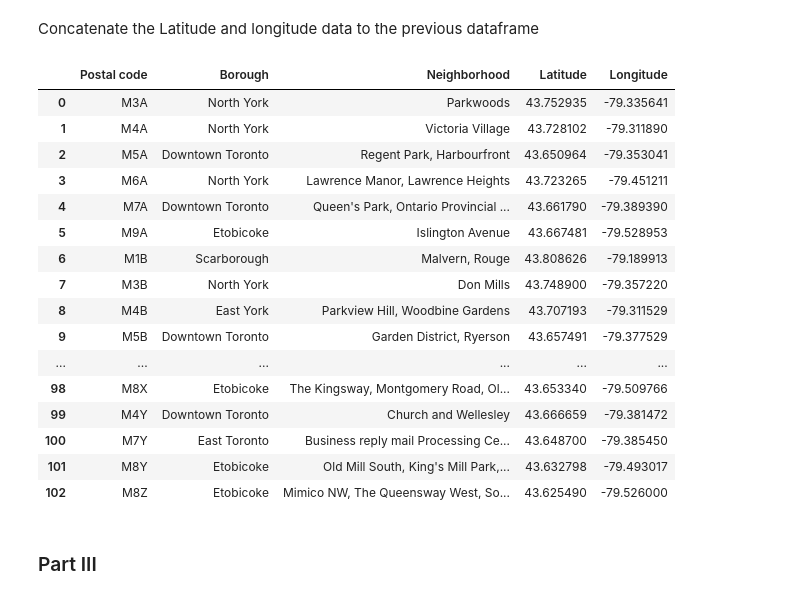
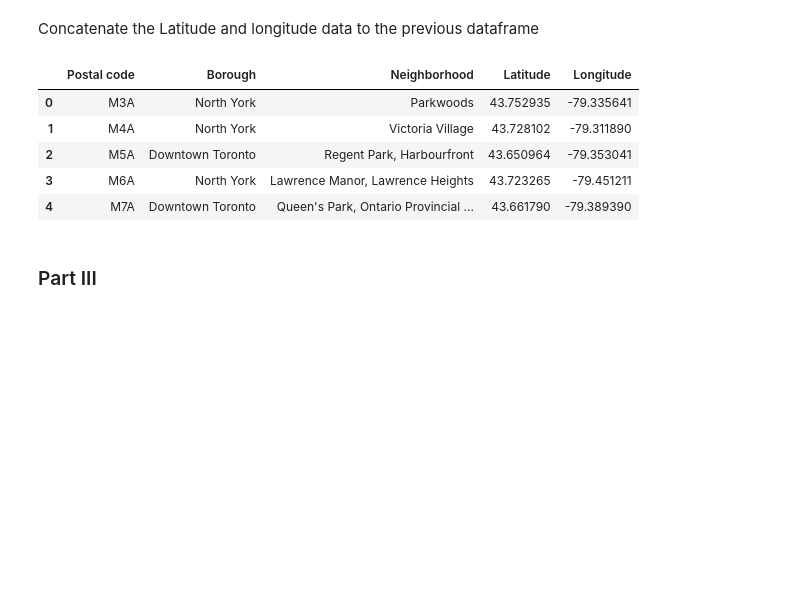
Before and after one commit to polinkov/DataScienceCapstone, a Jupyter notebook: Capstone Clustering.ipynb, the cells around one changed output. Saved outputs shown, nothing was run; the diff lists cells and outputs as text; code cells hidden in the pictures; blank space fills up the shorter version.

```diff
--- a/Capstone Clustering.ipynb
+++ b/Capstone Clustering.ipynb
@@ -108,4 +87,0 @@ print(len(df))
-# %%
-g = geocoder.arcgis('{}, Toronto, ON'.format(postal_code))
-g.json
-#g.json['lat']
@@ -191,25 +138,14 @@ Concatenate the Latitude and longitude data to the previous dataframe
 # %%
 df=pd.concat([df,latlng],axis=1)
 # %%
-df
+df.head()
 # %% [output]
 |  | Postal code | Borough | Neighborhood | Latitude | Longitude |
 | 0 | M3A | North York | Parkwoods | 43.752935 | -79.335641 |
 | 1 | M4A | North York | Victoria Village | 43.728102 | -79.311890 |
 | 2 | M5A | Downtown Toronto | Regent Park, Harbourfront | 43.650964 | -79.353041 |
 | 3 | M6A | North York | Lawrence Manor, Lawrence Heights | 43.723265 | -79.451211 |
 | 4 | M7A | Downtown Toronto | Queen's Park, Ontario Provincial ... | 43.661790 | -79.389390 |
-| 5 | M9A | Etobicoke | Islington Avenue | 43.667481 | -79.528953 |
-| 6 | M1B | Scarborough | Malvern, Rouge | 43.808626 | -79.189913 |
-| 7 | M3B | North York | Don Mills | 43.748900 | -79.357220 |
-| 8 | M4B | East York | Parkview Hill, Woodbine Gardens | 43.707193 | -79.311529 |
-| 9 | M5B | Downtown Toronto | Garden District, Ryerson | 43.657491 | -79.377529 |
-| ... | ... | ... | ... | ... | ... |
-| 98 | M8X | Etobicoke | The Kingsway, Montgomery Road, Ol... | 43.653340 | -79.509766 |
-| 99 | M4Y | Downtown Toronto | Church and Wellesley | 43.666659 | -79.381472 |
-| 100 | M7Y | East Toronto | Business reply mail Processing Ce... | 43.648700 | -79.385450 |
-| 101 | M8Y | Etobicoke | Old Mill South, King's Mill Park,... | 43.632798 | -79.493017 |
-| 102 | M8Z | Etobicoke | Mimico NW, The Queensway West, So... | 43.625490 | -79.526000 |
 # %% [markdown]
 ### Part III
 # %% [markdown]
```
Also changed, not shown: parts of 7 cells of this notebook.
